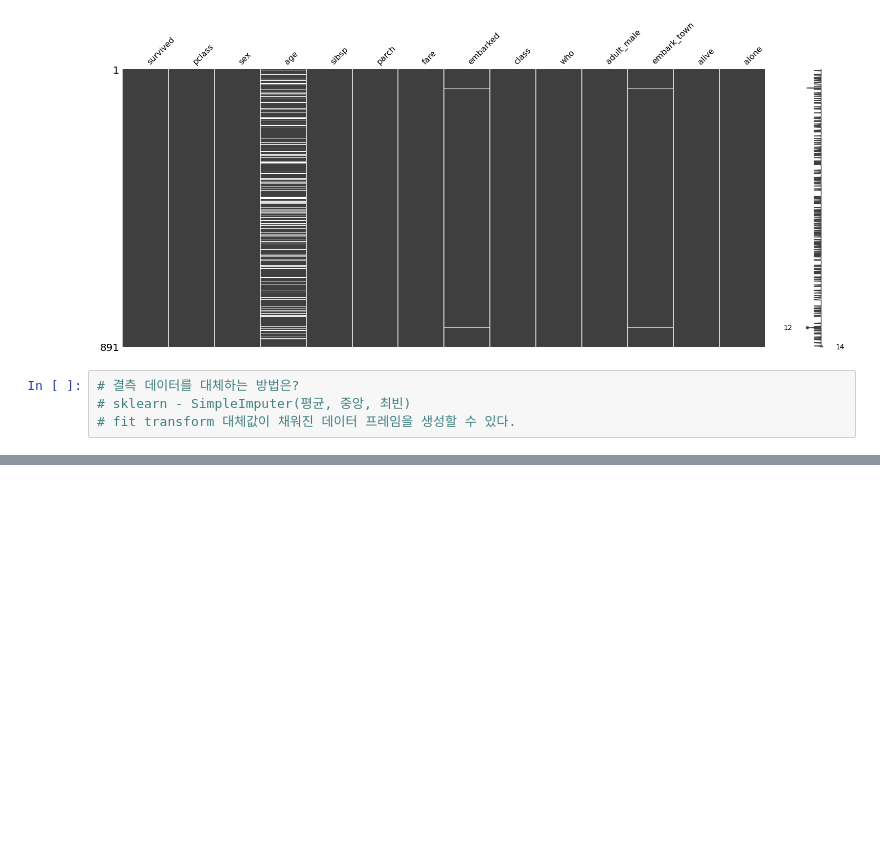
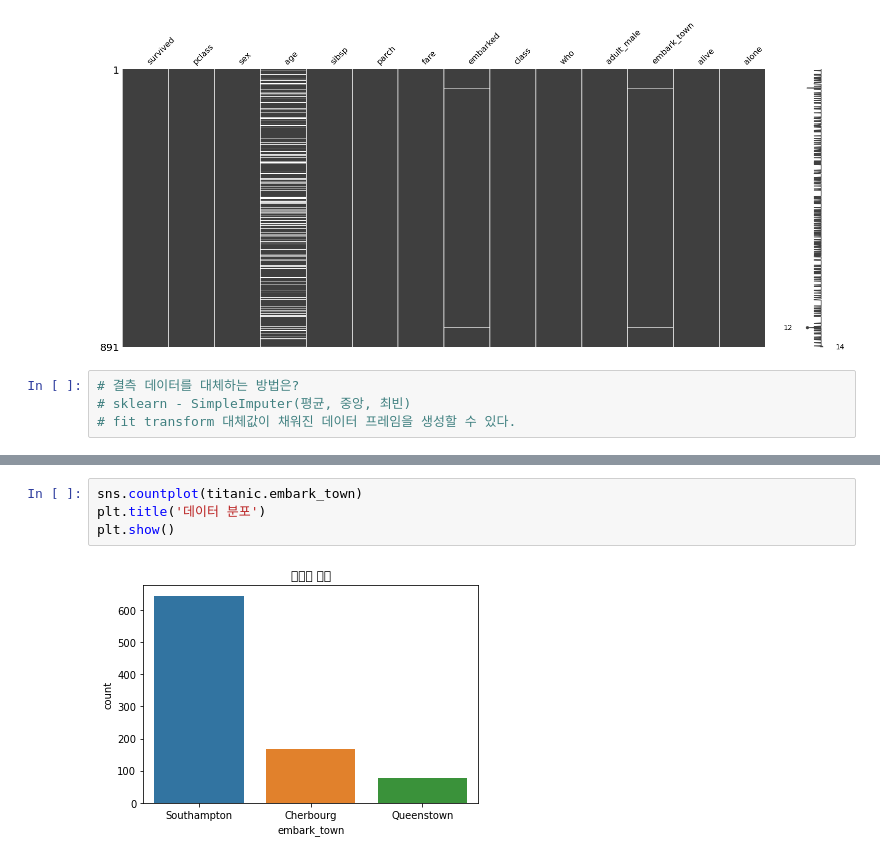
Before and after one commit to Lucidhomme/NumpyPandas, a Jupyter notebook: ml_pre_processing[02].ipynb, the cells around one changed output, grey strips where cells are left out. Saved outputs shown, nothing was run; the diff lists cells and outputs as text; blank space fills up the shorter version.

```diff
--- a/ml_pre_processing[02].ipynb
+++ b/ml_pre_processing[02].ipynb
@@ -267,0 +301,6 @@ print(sklearn.__version__)
+# %%
+sns.countplot(titanic.embark_town)
+plt.title('데이터 분포')
+plt.show()
+# %% [output]
+[figure, added]
```
Also changed, not shown: parts of 33 cells of this notebook, 2 other files.
